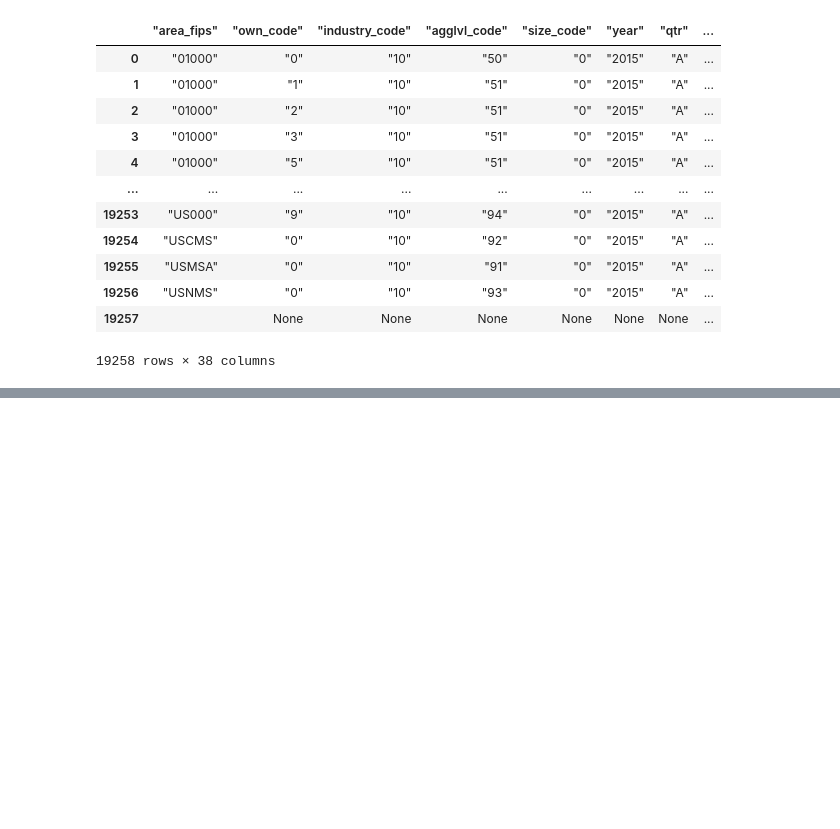
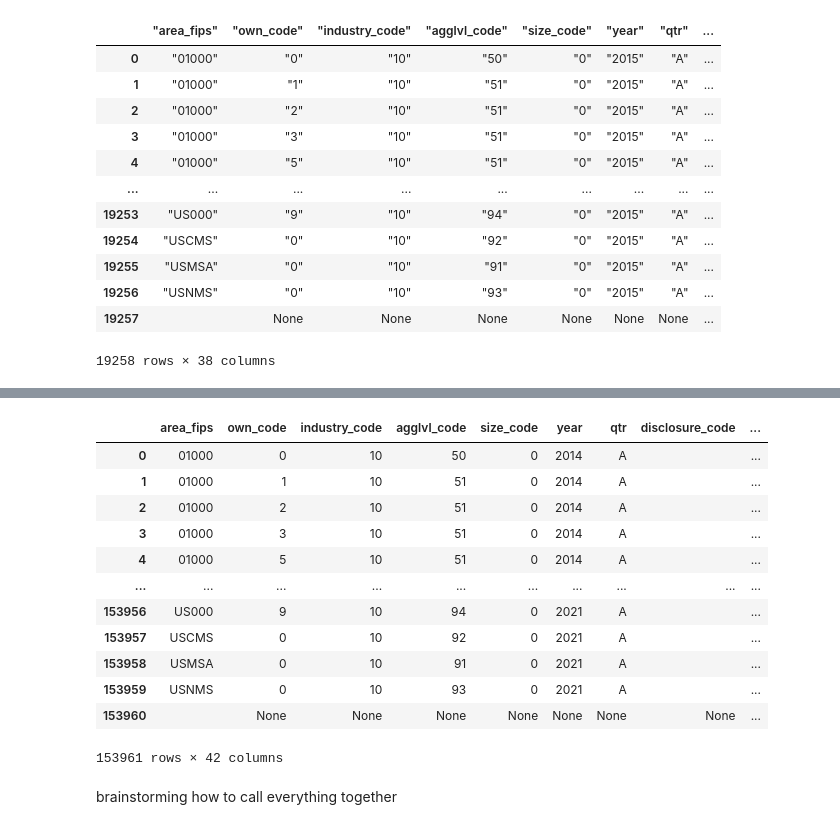
Before and after one commit to catalyst-cooperative/rmi-energy-communities, a Jupyter notebook: src/energy_comms/extract/qcew.ipynb, the cells around one changed output, grey strips where cells are left out. Saved outputs shown, nothing was run; the diff lists cells and outputs as text; code cells hidden in the pictures; blank space fills up the shorter version.

```diff
--- a/src/energy_comms/extract/qcew.ipynb
+++ b/src/energy_comms/extract/qcew.ipynb
@@ -249,0 +629,16 @@ df
+# %%
+l
+# %% [output]
+|  | area_fips | own_code | industry_code | agglvl_code | size_code | year | qtr | disclosure_code | ... |
+| 0 | 01000 | 0 | 10 | 50 | 0 | 2014 | A |  | ... |
+| 1 | 01000 | 1 | 10 | 51 | 0 | 2014 | A |  | ... |
+| 2 | 01000 | 2 | 10 | 51 | 0 | 2014 | A |  | ... |
+| 3 | 01000 | 3 | 10 | 51 | 0 | 2014 | A |  | ... |
+| 4 | 01000 | 5 | 10 | 51 | 0 | 2014 | A |  | ... |
+| ... | ... | ... | ... | ... | ... | ... | ... | ... | ... |
+| 153956 | US000 | 9 | 10 | 94 | 0 | 2021 | A |  | ... |
+| 153957 | USCMS | 0 | 10 | 92 | 0 | 2021 | A |  | ... |
+| 153958 | USMSA | 0 | 10 | 91 | 0 | 2021 | A |  | ... |
+| 153959 | USNMS | 0 | 10 | 93 | 0 | 2021 | A |  | ... |
+| 153960 |  | None | None | None | None | None | None | None | ... |
+153961 rows × 42 columns
@@ -249,0 +686,2 @@ df
+# %% [markdown]
+brainstorming how to call everything together
```
Also changed, not shown: parts of 28 cells of this notebook, 2 other files.
